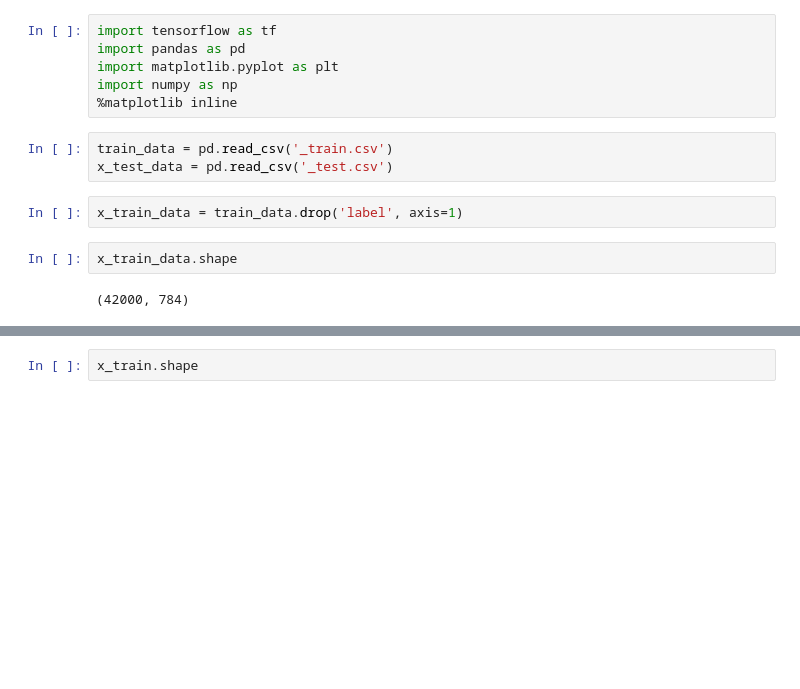
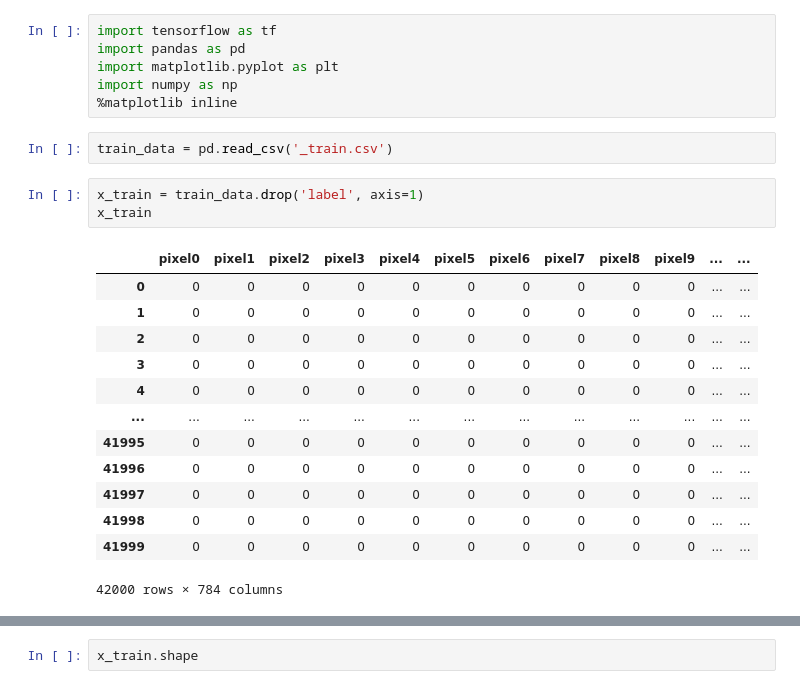
Before and after one commit to RomanHubcik/Python, a Jupyter notebook: machine_learning/2. Digit Recognizer/_old/Digit Recognizer - with accuracy check.ipynb, the cells around one changed output, grey strips where cells are left out. Cells and saved outputs as stored; diff of their text form; blank space fills up the shorter version.

```diff
--- a/machine_learning/2. Digit Recognizer/_old/Digit Recognizer - with accuracy check.ipynb
+++ b/machine_learning/2. Digit Recognizer/_old/Digit Recognizer - with accuracy check.ipynb
@@ -6,11 +6,21 @@ import numpy as np
 %matplotlib inline
 # %%
 train_data = pd.read_csv('_train.csv')
-x_test_data = pd.read_csv('_test.csv')
 # %%
-x_train_data = train_data.drop('label', axis=1)
+x_train = train_data.drop('label', axis=1)
+x_train
+# %% [output]
+|  | pixel0 | pixel1 | pixel2 | pixel3 | pixel4 | pixel5 | pixel6 | pixel7 | pixel8 | pixel9 | ... | ... |
+| 0 | 0 | 0 | 0 | 0 | 0 | 0 | 0 | 0 | 0 | 0 | ... | ... |
+| 1 | 0 | 0 | 0 | 0 | 0 | 0 | 0 | 0 | 0 | 0 | ... | ... |
+| 2 | 0 | 0 | 0 | 0 | 0 | 0 | 0 | 0 | 0 | 0 | ... | ... |
+| 3 | 0 | 0 | 0 | 0 | 0 | 0 | 0 | 0 | 0 | 0 | ... | ... |
+| 4 | 0 | 0 | 0 | 0 | 0 | 0 | 0 | 0 | 0 | 0 | ... | ... |
+| ... | ... | ... | ... | ... | ... | ... | ... | ... | ... | ... | ... | ... |
+| 41995 | 0 | 0 | 0 | 0 | 0 | 0 | 0 | 0 | 0 | 0 | ... | ... |
+| 41996 | 0 | 0 | 0 | 0 | 0 | 0 | 0 | 0 | 0 | 0 | ... | ... |
+| 41997 | 0 | 0 | 0 | 0 | 0 | 0 | 0 | 0 | 0 | 0 | ... | ... |
+| 41998 | 0 | 0 | 0 | 0 | 0 | 0 | 0 | 0 | 0 | 0 | ... | ... |
+| 41999 | 0 | 0 | 0 | 0 | 0 | 0 | 0 | 0 | 0 | 0 | ... | ... |
+42000 rows × 784 columns
-# %%
-x_train_data.shape
-# %% [output]
-(42000, 784)
 # %%
```
Also changed, not shown: parts of 22 cells of this notebook, 17 other files.
